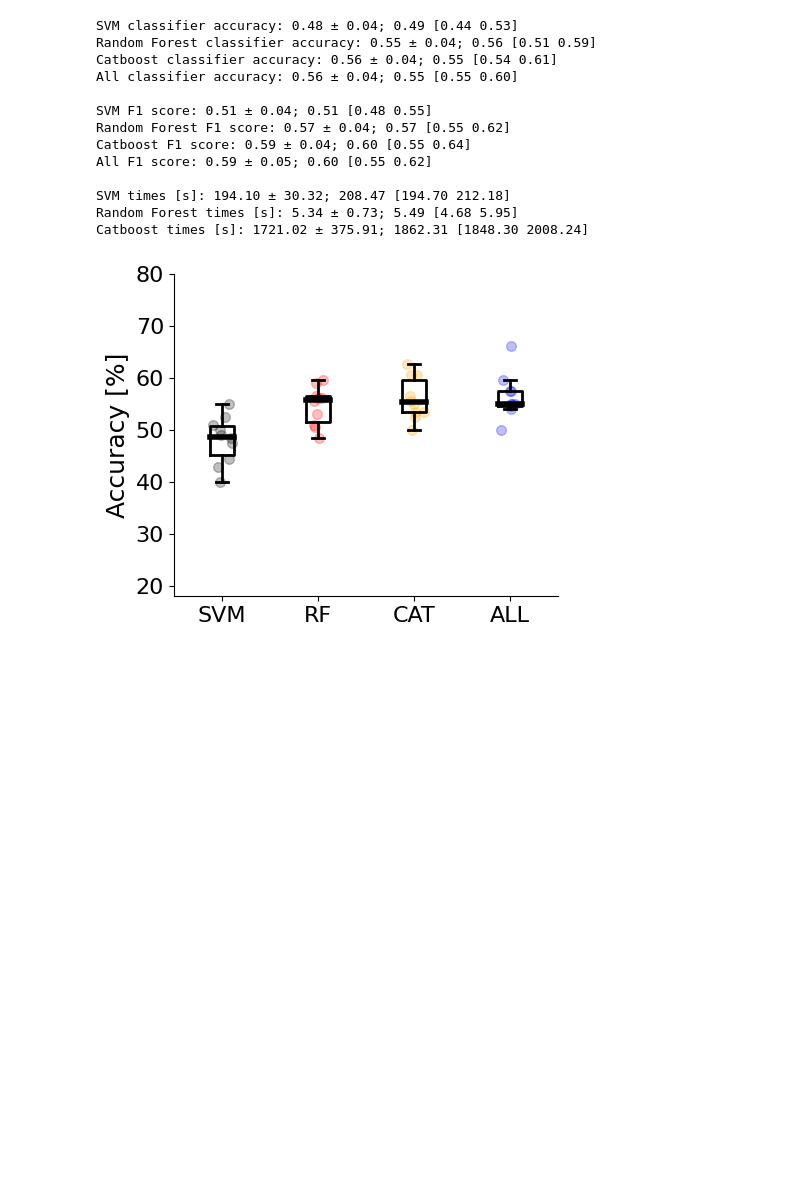
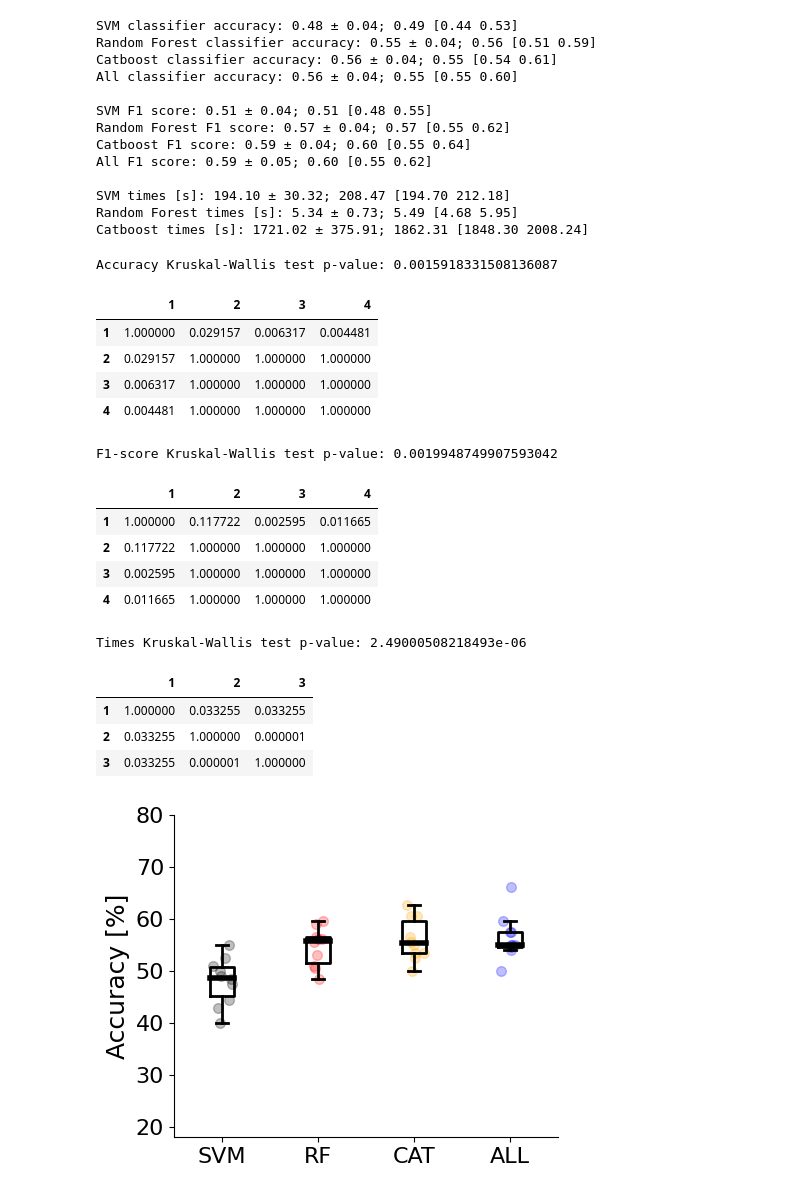
Before and after one commit to alberto-antonietti/ml_accelerometers, a Jupyter notebook: training_raw_UniMiB.ipynb, the cells around one changed output. Saved outputs shown, nothing was run; the diff lists cells and outputs as text; code cells hidden in the pictures; blank space fills up the shorter version.

```diff
--- a/training_raw_UniMiB.ipynb
+++ b/training_raw_UniMiB.ipynb
@@ -248,6 +248,40 @@ All F1 score: 0.59 ± 0.05; 0.60 [0.55 0.62]
 SVM times [s]: 194.10 ± 30.32; 208.47 [194.70 212.18]
 Random Forest times [s]: 5.34 ± 0.73; 5.49 [4.68 5.95]
 Catboost times [s]: 1721.02 ± 375.91; 1862.31 [1848.30 2008.24]
+# %%
+# Perform Kruskal-Wallis test
+kw_statistic, p_value = kruskal(svm_scores, rf_scores, cat_scores, all_scores)
+print("Accuracy Kruskal-Wallis test p-value:", p_value)
+# Perform post hoc analysis
+display(sp.posthoc_dunn([svm_scores, rf_scores, cat_scores, all_scores], p_adjust = 'bonferroni'))
+
+kw_statistic, p_value = kruskal(svm_F1_scores, rf_F1_scores, cat_F1_scores, all_F1_scores)
+print("F1-score Kruskal-Wallis test p-value:", p_value)
+# Perform post hoc analysis
+display(sp.posthoc_dunn([svm_F1_scores, rf_F1_scores, cat_F1_scores, all_F1_scores], p_adjust = 'bonferroni'))
+
+kw_statistic, p_value = kruskal(svm_times, rf_times, cat_times)
+print("Times Kruskal-Wallis test p-value:", p_value)
+# Perform post hoc analysis
+display(sp.posthoc_dunn([svm_times, rf_times, cat_times], p_adjust = 'bonferroni'))
+# %% [output]
+Accuracy Kruskal-Wallis test p-value: 0.0015918331508136087
+|  | 1 | 2 | 3 | 4 |
+| 1 | 1.000000 | 0.029157 | 0.006317 | 0.004481 |
+| 2 | 0.029157 | 1.000000 | 1.000000 | 1.000000 |
+| 3 | 0.006317 | 1.000000 | 1.000000 | 1.000000 |
+| 4 | 0.004481 | 1.000000 | 1.000000 | 1.000000 |
+F1-score Kruskal-Wallis test p-value: 0.0019948749907593042
+|  | 1 | 2 | 3 | 4 |
+| 1 | 1.000000 | 0.117722 | 0.002595 | 0.011665 |
+| 2 | 0.117722 | 1.000000 | 1.000000 | 1.000000 |
+| 3 | 0.002595 | 1.000000 | 1.000000 | 1.000000 |
+| 4 | 0.011665 | 1.000000 | 1.000000 | 1.000000 |
+Times Kruskal-Wallis test p-value: 2.49000508218493e-06
+|  | 1 | 2 | 3 |
+| 1 | 1.000000 | 0.033255 | 0.033255 |
+| 2 | 0.033255 | 1.000000 | 0.000001 |
+| 3 | 0.033255 | 0.000001 | 1.000000 |
 # %%
 scores = {"SVM": svm_scores, "RF": rf_scores, "CAT": cat_scores, "ALL": all_scores}
 F1_scores = {"SVM": svm_F1_scores, "RF": rf_F1_scores, "CAT": cat_F1_scores, "ALL": all_F1_scores}
```
Also changed, not shown: 1 other file.
